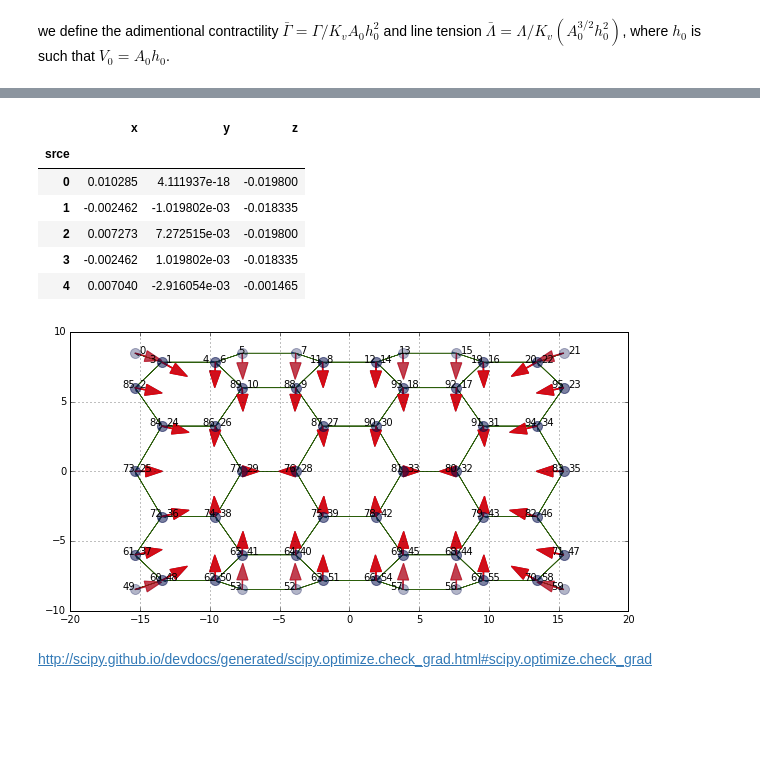
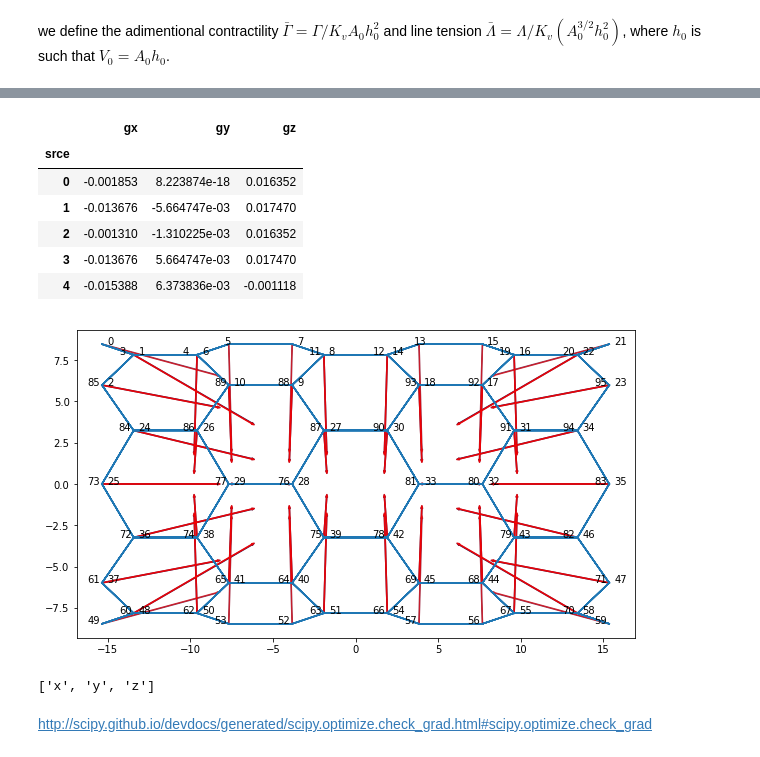
Before and after one commit to DamCB/tyssue, a Jupyter notebook: doc/notebooks/Energy_minimization.ipynb, the cells around one changed output, grey strips where cells are left out. Drawn from its saved outputs; the diff is of its cells as text; code cells hidden in the pictures; blank space fills up the shorter version.

```diff
--- a/doc/notebooks/Energy_minimization.ipynb
+++ b/doc/notebooks/Energy_minimization.ipynb
@@ -29,8 +28,10 @@ from tyssue.stores import load_datasets
 # %%
 h5store = '../examples/small_hexagonal.hf5'
+#h5store = '../examples/before_apoptosis.hf5'
+
 datasets = hdf5.load_datasets(h5store,
                               data_names=['face', 'vert', 'edge'])
-specs = config.geometry.sheet_spec()
+specs = config.geometry.cylindrical_sheet()
 sheet = Sheet('emin', datasets, specs)
 
 
@@ -54,7 +62,7 @@ sheet.face_df.describe().head(3)
 # %%
 
 nondim_specs = config.dynamics.quasistatic_sheet_spec()
-dim_model_specs = model.dimentionalize(nondim_specs)
+dim_model_specs = model.dimensionalize(nondim_specs)
 
 sheet.update_specs(dim_model_specs, reset=True)
 isotropic_relax(sheet, nondim_specs)
@@ -87,13 +112,13 @@ grad_t, grad_c, grad_v_srce, grad_v_trgt = model.compute_gradient(sheet, compone
 grad_i = model.compute_gradient(sheet, components=False)
 grad_i.head()
 # %% [output]
-|  | x | y | z |
+|  | gx | gy | gz |
 | srce |  |  |  |
-| 0 | 0.010285 | 4.111937e-18 | -0.019800 |
-| 1 | -0.002462 | -1.019802e-03 | -0.018335 |
-| 2 | 0.007273 | 7.272515e-03 | -0.019800 |
-| 3 | -0.002462 | 1.019802e-03 | -0.018335 |
-| 4 | 0.007040 | -2.916054e-03 | -0.001465 |
+| 0 | -0.001853 | 8.223874e-18 | 0.016352 |
+| 1 | -0.013676 | -5.664747e-03 | 0.017470 |
+| 2 | -0.001310 | -1.310225e-03 | 0.016352 |
+| 3 | -0.013676 | 5.664747e-03 | 0.017470 |
+| 4 | -0.015388 | 6.373836e-03 | -0.001118 |
 # %%
 geom.scale(sheet, 2, sheet.coords)
 geom.update_all(sheet)
@@ -106,28 +131,32 @@ bck_ve = sheet.face_df.vol_elasticity.copy()
 # sheet.face_df.vol_elasticity = 0
 # sheet.face_df.contractility = 0
 # %%
-scale = 1
+scale = 10
 fig, ax = draw.plot_forces(sheet, geom, model, ['z', 'x'], scale)
 fig.set_size_inches(10, 12)
 for n, (vx, vy, vz) in sheet.vert_df[sheet.coords].iterrows():
     shift = 0.6 * np.sign(vy)
     ax.text(vz+shift-0.3, vx, str(n))
 
 app_grad_specs = config.draw.sheet_spec()['grad']
 app_grad_specs.update({'color':'r'})
 
 def draw_approx_force(ax=None):
     fig, ax = draw.plot_forces(sheet, geom, model,
                               ['z', 'x'], scaling=scale, ax=ax,
                               approx_grad=solver.approx_grad, **{'grad':app_grad_specs})
     fig.set_size_inches(10, 12)
     return fig, ax
 
 ## Uncomment bellow to recompute
 fig, ax = draw_approx_force(ax=ax)
 #fig
 # %% [output]
-[figure, old version]
+[figure, new version]
+# %%
+sheet.coords
+# %% [output]
+['x', 'y', 'z']
 # %%
 sheet.edge_df.line_tension = bck_lt.copy()
 sheet.face_df.contractility = bck_ct.copy()
```
Also changed, not shown: parts of 15 cells of this notebook, 14 other files.
